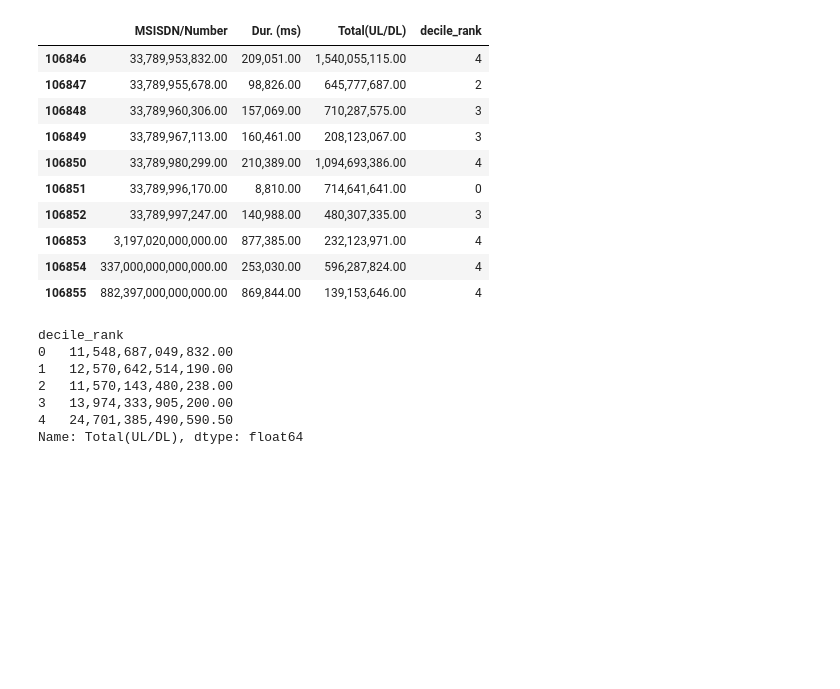
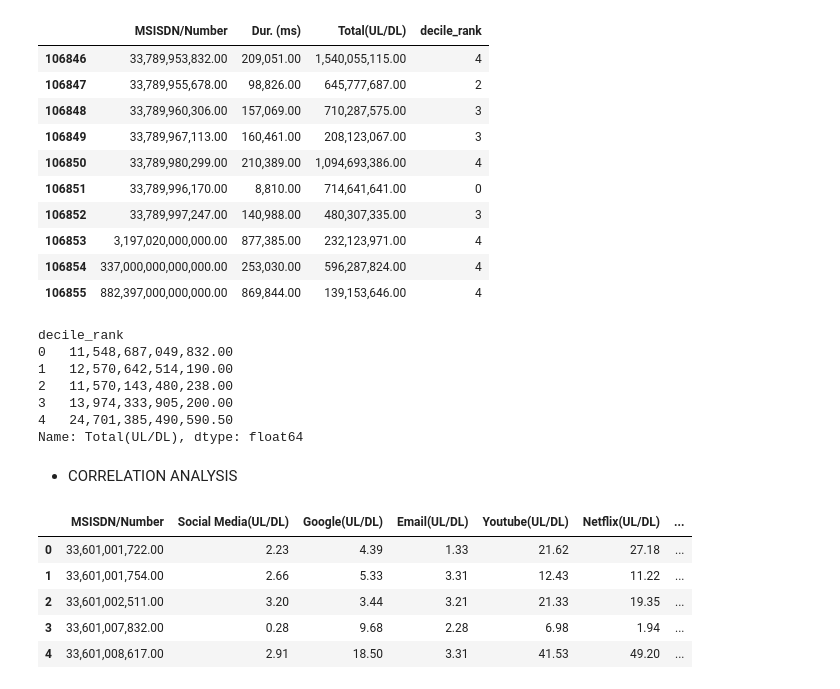
Before and after one commit to sel6/TellCo_Data_Analysis, a Jupyter notebook: notebooks/Data_Explore.ipynb, the cells around one changed output. Saved outputs shown, nothing was run; the diff lists cells and outputs as text; code cells hidden in the pictures; blank space fills up the shorter version.

Commit message:
add correlation analysis

```diff
--- a/notebooks/Data_Explore.ipynb
+++ b/notebooks/Data_Explore.ipynb
@@ -561,3 +561,19 @@ decile_rank
 3   13,974,333,905,200.00
 4   24,701,385,490,590.50
 Name: Total(UL/DL), dtype: float64
+# %% [markdown]
+* CORRELATION ANALYSIS
+# %%
+# dropping MSISDN/Number column
+cor_an = filled.groupby('MSISDN/Number').agg({'Social Media(UL/DL)':'sum', 'Google(UL/DL)':'sum',
+                                               'Email(UL/DL)':'sum', 'Youtube(UL/DL)':'sum', 'Netflix(UL/DL)':'sum',
+                                              'Gaming(UL/DL)':'sum', 'Other(UL/DL)':'sum'}).reset_index()
+cor_an['decile_rank'] = pd.qcut(var_tran['Dur. (ms)'],q=5,labels=False)
+cor_an.head()
+# %% [output]
+|  | MSISDN/Number | Social Media(UL/DL) | Google(UL/DL) | Email(UL/DL) | Youtube(UL/DL) | Netflix(UL/DL) | ... |
+| 0 | 33,601,001,722.00 | 2.23 | 4.39 | 1.33 | 21.62 | 27.18 | ... |
+| 1 | 33,601,001,754.00 | 2.66 | 5.33 | 3.31 | 12.43 | 11.22 | ... |
+| 2 | 33,601,002,511.00 | 3.20 | 3.44 | 3.21 | 21.33 | 19.35 | ... |
+| 3 | 33,601,007,832.00 | 0.28 | 9.68 | 2.28 | 6.98 | 1.94 | ... |
+| 4 | 33,601,008,617.00 | 2.91 | 18.50 | 3.31 | 41.53 | 49.20 | ... |
```
Also changed, not shown: parts of 5 cells of this notebook.
